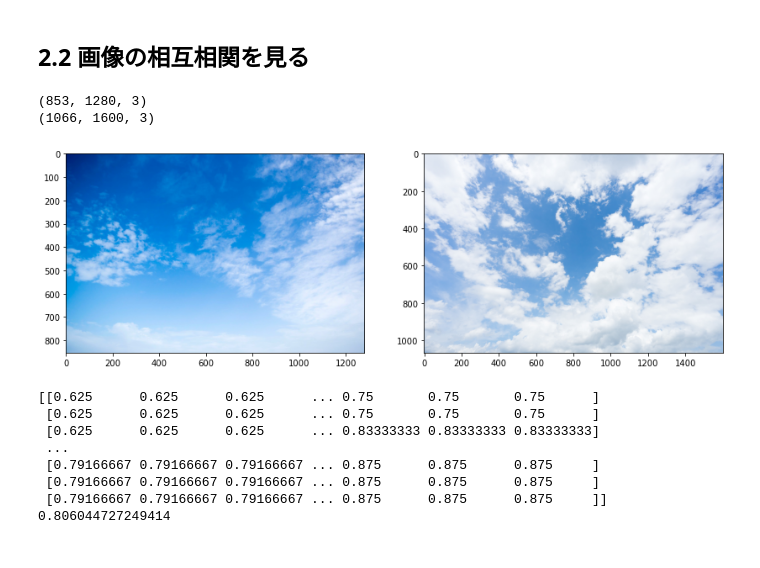
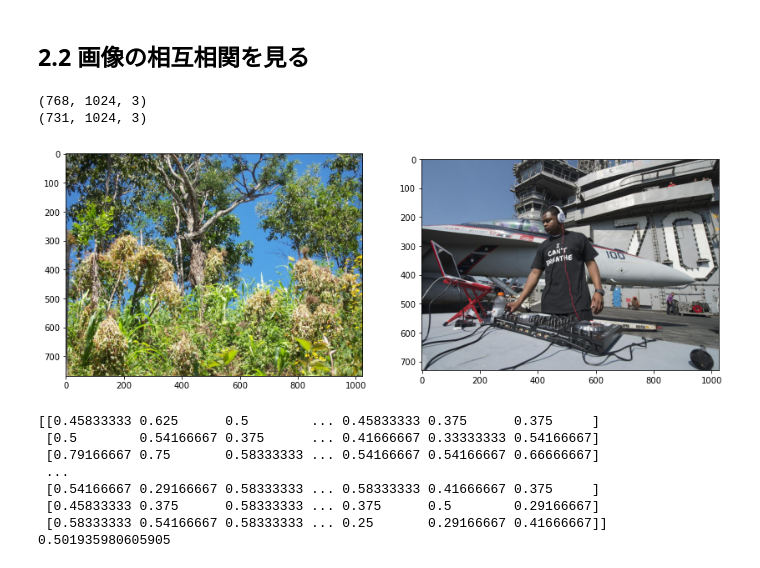
Before and after one commit to n-nooobu/masterthesis, a Jupyter notebook: src/correlation.ipynb, the cells around one changed output. Cells and saved outputs as stored; diff of their text form; code cells hidden in the pictures.

```diff
--- a/src/correlation.ipynb
+++ b/src/correlation.ipynb
@@ -92,37 +92,37 @@ print(corr)
 # %% [markdown]
 ## 2.2 画像の相互相関を見る
 # %%
-target_dir = 'download'
-image_number0 = 0
-image_number1 = 1
+target_dir = 'train_0'
+image_number0 = 25
+image_number1 = 89
 
 img0 = load_image(target_dir, image_number0)
 img_array0 = np.array(img0)
 print(img_array0.shape)
 img1 = load_image(target_dir, image_number1)
 img_array1 = np.array(img1)
 print(img_array1.shape)
 
 fig = plt.figure(figsize=(14, 6))
 ax0 = fig.add_subplot(1, 2, 1)
 ax1 = fig.add_subplot(1, 2, 2)
 
 ax0.imshow(img0)
 ax1.imshow(img1);
 # %% [output]
-(853, 1280, 3)
-(1066, 1600, 3)
+(768, 1024, 3)
+(731, 1024, 3)
-[figure, old version]
+[figure, new version]
 # %%
-corr = image_correlation(img_array0, img_array1[:img_array0.shape[0], :img_array0.shape[1]])
+corr = image_correlation(img_array0[:min(img_array0.shape[0], img_array1.shape[0]), :min(img_array0.shape[1], img_array1.shape[1])], img_array1[:min(img_array0.shape[0], img_array1.shape[0]), :min(img_array0.shape[1], img_array1.shape[1])])
 print(corr)
 print(np.mean(corr))
 # %% [output]
-[[0.625      0.625      0.625      ... 0.75       0.75       0.75      ]
- [0.625      0.625      0.625      ... 0.75       0.75       0.75      ]
- [0.625      0.625      0.625      ... 0.83333333 0.83333333 0.83333333]
+[[0.45833333 0.625      0.5        ... 0.45833333 0.375      0.375     ]
+ [0.5        0.54166667 0.375      ... 0.41666667 0.33333333 0.54166667]
+ [0.79166667 0.75       0.58333333 ... 0.54166667 0.54166667 0.66666667]
  ...
- [0.79166667 0.79166667 0.79166667 ... 0.875      0.875      0.875     ]
- [0.79166667 0.79166667 0.79166667 ... 0.875      0.875      0.875     ]
- [0.79166667 0.79166667 0.79166667 ... 0.875      0.875      0.875     ]]
-0.806044727249414
+ [0.54166667 0.29166667 0.58333333 ... 0.58333333 0.41666667 0.375     ]
+ [0.45833333 0.375      0.58333333 ... 0.375      0.5        0.29166667]
+ [0.58333333 0.54166667 0.58333333 ... 0.25       0.29166667 0.41666667]]
+0.501935980605905
```
Also changed, not shown: parts of 1 cell of this notebook, 2 other files.
